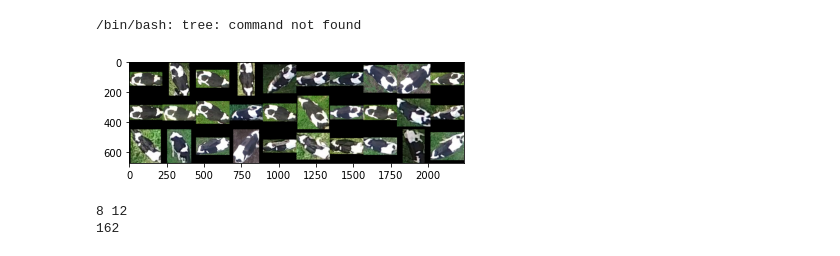
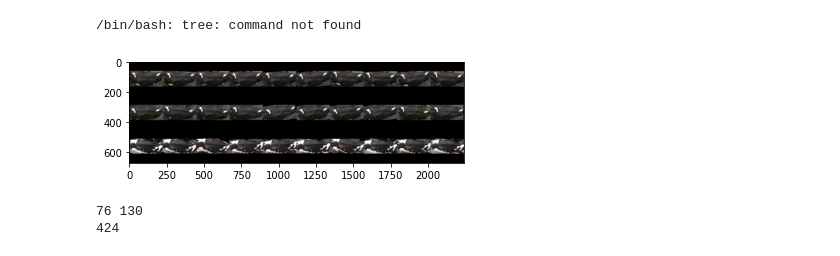
Before and after one commit to Asheeshkrsharma/Identification-OpenCows, a Jupyter notebook: tracklet.ipynb, the cells around one changed output. Cells and saved outputs as stored; diff of their text form; code cells hidden in the pictures.

Commit message:
Tracklets

```diff
--- a/tracklet.ipynb
+++ b/tracklet.ipynb
@@ -246,35 +372,35 @@ class LRResNetMod(nn.Module):
 # %%
 import matplotlib.pyplot as plt
 
 trainingDataset = OpenSetCows2021TrackLet(
-    "/content/datasets/OpenSetCows2020",
-    "utils/opencowsTracklets2020V2.json",
+    "/content/datasets/OpenSetCows2021",
+    "utils/opencowsTracklets.json",
     maxSequenceLength=10,
-    trackletChoiceProb = 0.9,
+    trackletChoiceProb = 1,
     split='train',
     transform=False,
 )
 
 # Test
 negative, anchor, positive, positiveLabel, negativeLabel = trainingDataset.__getitem__(12)
 anc = [a.permute(1, 2, 0).numpy() for a in anchor]
 pos = [a.permute(1, 2, 0).numpy() for a in positive]
 neg = [a.permute(1, 2, 0).numpy() for a in negative]
 
 # Function to compose images in a grid
 compose = lambda images, horizontal: numpy.concatenate(
     [img if horizontal == 1 else img for img in images],
     axis=horizontal,
 )
 
 plt.imshow(compose([compose(anc, 1), compose(pos, 1), compose(neg, 1)], 0))
 plt.show()
 print(positiveLabel, negativeLabel)
 print(len(trainingDataset))
 # %% [output]
-[figure, old version]
+[figure, new version]
-8 12
-162
+76 130
+424
 # %%
 import torch.nn.functional as F
 from utils.mining import HardestNegativeTripletSelector
```
Also changed, not shown: parts of 9 cells of this notebook, 2 other files.
